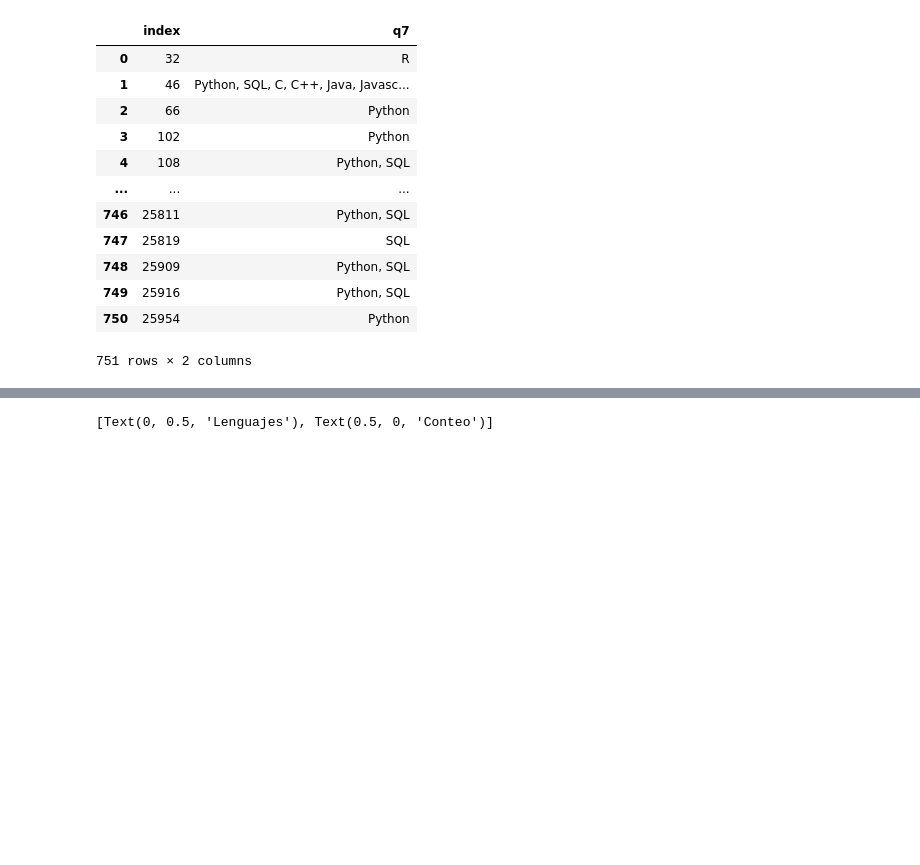
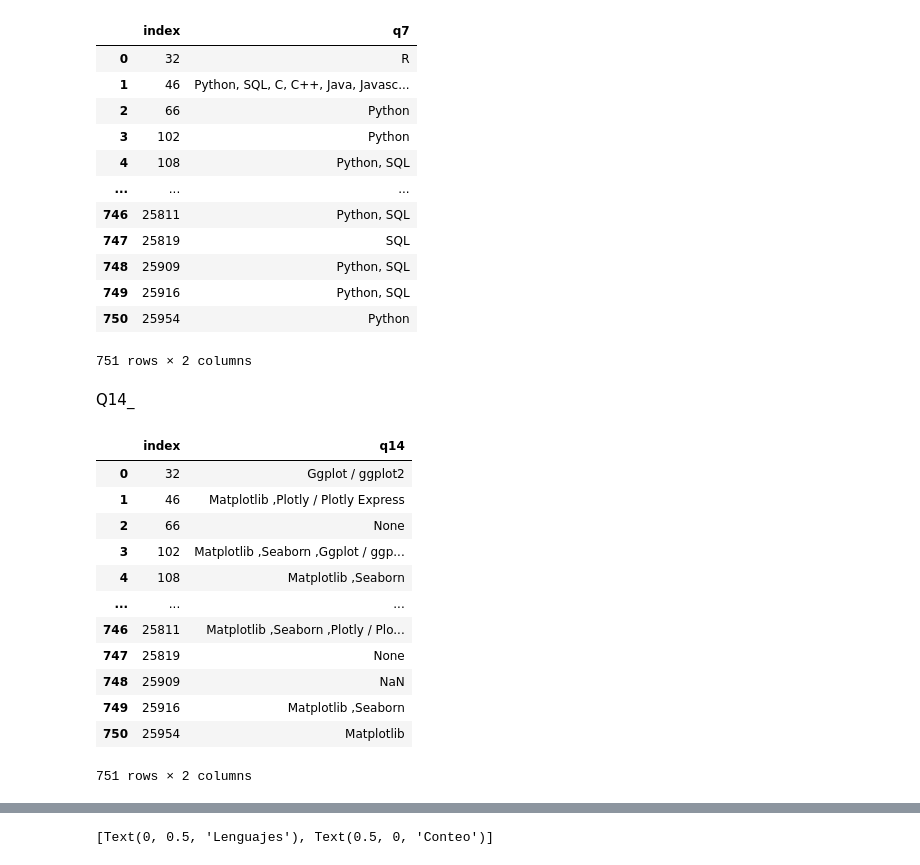
Before and after one commit to Adalab/project-DA-promo-b-modulo-2-team-2, a Jupyter notebook: HU3_visualización_herramientas.ipynb, the cells around one changed output, grey strips where cells are left out. Drawn from its saved outputs; the diff is of its cells as text; code cells hidden in the pictures; blank space fills up the shorter version.

```diff
--- a/HU3_visualización_herramientas.ipynb
+++ b/HU3_visualización_herramientas.ipynb
@@ -95,3 +95,22 @@ df_q7
 | 749 | 25916 | Python, SQL |
 | 750 | 25954 | Python |
 751 rows × 2 columns
+# %% [markdown]
+Q14_
+# %%
+df_q14=df['q14'].reset_index()
+df_q14
+# %% [output]
+|  | index | q14 |
+| 0 | 32 | Ggplot / ggplot2 |
+| 1 | 46 | Matplotlib ,Plotly / Plotly Express |
+| 2 | 66 | None |
+| 3 | 102 | Matplotlib ,Seaborn ,Ggplot / ggp... |
+| 4 | 108 | Matplotlib ,Seaborn |
+| ... | ... | ... |
+| 746 | 25811 | Matplotlib ,Seaborn ,Plotly / Plo... |
+| 747 | 25819 | None |
+| 748 | 25909 | NaN |
+| 749 | 25916 | Matplotlib ,Seaborn |
+| 750 | 25954 | Matplotlib |
+751 rows × 2 columns
```
Also changed, not shown: parts of 16 cells of this notebook, 4 other files.
